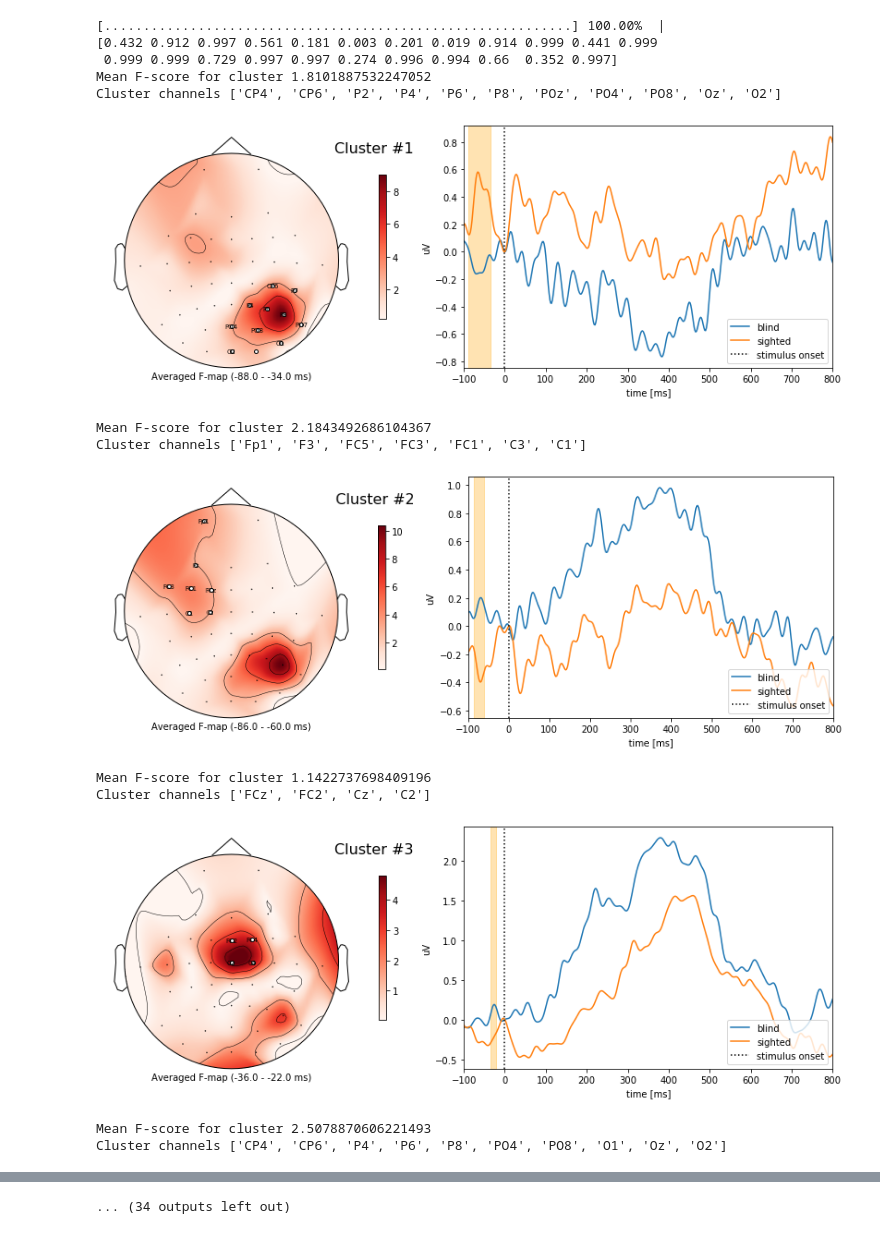
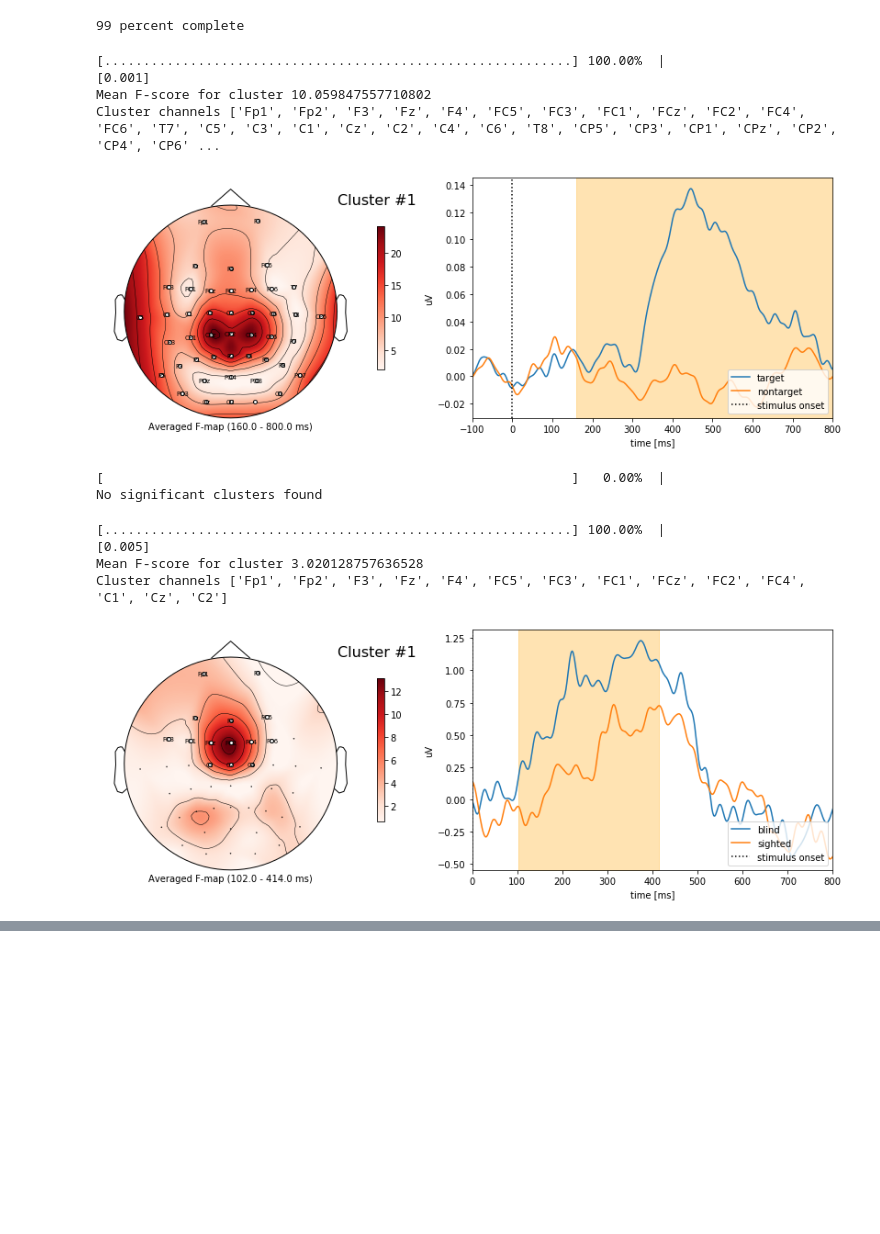
Before and after one commit to eegdude/erp_analysis, a Jupyter notebook: nb_stats.ipynb, the cells around one changed output, grey strips where cells are left out. Drawn from its saved outputs; the diff is of its cells as text; code cells hidden in the pictures; blank space fills up the shorter version.

```diff
--- a/nb_stats.ipynb
+++ b/nb_stats.ipynb
@@ -23,4 +23,6 @@ import analysis_and_plotting_functions as aps
 plt.rcParams['figure.figsize'] = [12,6]
 # %%
 # Load dataset into memory (if short of memory, use preload=False)
-ds = dataset.DatasetReader(data_path=folders.database_path_car, preload=True)
+ds = dataset.DatasetReader(data_path=folders.database_path, preload=True)
+# %% [output]
+99 percent complete
@@ -38,9 +38,8 @@ for user in set(ds.markup['user']):
                                 ]
     ep=aps.subset(ds, subset_user)
 
-    target.append(ep['target'].drop_channels(['ecg', 'A1', 'A2']))
-    nontarget.append(ep['nontarget'].drop_channels(['ecg', 'A1', 'A2']))
-
+    target.append(ep['target'])
+    nontarget.append(ep['nontarget'])
 
 X = [np.array([a.data.T for a in target]),
      np.array([a.data.T for a in nontarget])]
@@ -49,6 +48,12 @@ times = nontarget[0].times * 1e3
 
 stats = aps.cluster_and_plot(X, info, times,  condition_names=condition_names,
                     threshold=None, n_permutations=1000, tail=0, n_jobs=1)
+# %% [output]
+[............................................................] 100.00%  |
+[0.001]
+Mean F-score for cluster 10.059847557710802
+Cluster channels ['Fp1', 'Fp2', 'F3', 'Fz', 'F4', 'FC5', 'FC3', 'FC1', 'FCz', 'FC2', 'FC4', 'FC6', 'T7', 'C5', 'C3', 'C1', 'Cz', 'C2', 'C4', 'C6', 'T8', 'CP5', 'CP3', 'CP1', 'CPz', 'CP2', 'CP4', 'CP6' ...
+[figure, added]
 # %%
 # nontarget right vs left for sighted
 right_hand = []
@@ -66,9 +71,8 @@ for user in set(ds.markup.loc[ds.markup['blind'] == 0]['user']):
                                 (ds.markup['finger'].isin([0,1,2,3]))
                                 ]
 
-    right_hand.append(aps.subset(ds, subset_right)['nontarget'].crop(tmax=0.3).drop_channels(['ecg', 'A1', 'A2']))
-    left_hand.append(aps.subset(ds, subset_left)['nontarget'].crop(tmax=0.3).drop_channels(['ecg', 'A1', 'A2']))
-
+    right_hand.append(aps.subset(ds, subset_right)['nontarget'].crop(tmax=0.3, tmin=0))
+    left_hand.append(aps.subset(ds, subset_left)['nontarget'].crop(tmax=0.3, tmin=0))
 
 X = [np.array([a.data.T for a in left_hand]),
     np.array([a.data.T for a in right_hand])]
@@ -94,9 +98,8 @@ for user in set(ds.markup.loc[ds.markup['blind'] == 1]['user']):
                                 (ds.markup['finger'].isin([0,1,2,3]))
                                 ]
 
-    right_hand.append(aps.subset(ds, subset_right)['nontarget'].crop(tmax=0.3).drop_channels(['ecg', 'A1', 'A2']))
-    left_hand.append(aps.subset(ds, subset_left)['nontarget'].crop(tmax=0.3).drop_channels(['ecg', 'A1', 'A2']))
-
+    right_hand.append(aps.subset(ds, subset_right)['nontarget'].crop(tmax=0.3, tmin=0))
+    left_hand.append(aps.subset(ds, subset_left)['nontarget'].crop(tmax=0.3, tmin=0))
 
 X = [np.array([a.data.T for a in left_hand]),
     np.array([a.data.T for a in right_hand])]
@@ -123,8 +126,8 @@ for user in set(ds.markup['user']):
                                 (ds.markup['finger'].isin([0,1,2,3]))
                                 ]
 
-    right_hand.append(aps.subset(ds, subset_right)['nontarget'].crop(tmax=0.3).drop_channels(['ecg', 'A1', 'A2']))
-    left_hand.append(aps.subset(ds, subset_left)['nontarget'].crop(tmax=0.3).drop_channels(['ecg', 'A1', 'A2']))
+    right_hand.append(aps.subset(ds, subset_right)['nontarget'].crop(tmax=0.3, tmin=0))
+    left_hand.append(aps.subset(ds, subset_left)['nontarget'].crop(tmax=0.3, tmin=0))
 
 
 X = [np.array([a.data.T for a in left_hand]),
@@ -140,20 +143,17 @@ blind = []
 sighted = []
 condition_names = ['blind', 'sighted']
 
-
 for user in set(ds.markup.loc[ds.markup['blind'] == 1]['user']):
     subset_blind = ds.markup.loc[ (ds.markup['user'] == user) &
                                 (ds.markup['reg'] == 'brl_static6_all8')
                                 ]
-    blind.append(aps.subset(ds, subset_blind)['delta'].crop(tmax=0.8).drop_channels(['ecg', 'A1', 'A2']))
+    blind.append(aps.subset(ds, subset_blind)['delta'].crop(tmax=0.8, tmin=0))
 
 for user in set(ds.markup.loc[ds.markup['blind'] == 0]['user']):
     subset_sighted = ds.markup.loc[ (ds.markup['user'] == user) &
                                 (ds.markup['reg'] == 'brl_static6_all8')
                                 ]
-    sighted.append(aps.subset(ds, subset_sighted)['delta'].crop(tmax=0.8).drop_channels(['ecg', 'A1', 'A2']))
-
-
+    sighted.append(aps.subset(ds, subset_sighted)['delta'].crop(tmax=0.8, tmin=0))
 
 X = [np.array([a.data.T for a in blind]),
     np.array([a.data.T for a in sighted])]
@@ -162,49 +162,43 @@ times = blind[0].times * 1e3
 
 stats = aps.cluster_and_plot(X, info, times, condition_names=condition_names,
                     threshold=None, n_permutations=1000, tail=1, n_jobs=4)
+# %% [output]
+[                                                            ]   0.00%  |
+No significant clusters found
 # %%
 # target blind vs sighted - letter averaged
 blind = []
 sighted = []
 condition_names = ['blind', 'sighted']
 
 
 for user in set(ds.markup.loc[ds.markup['blind'] == 1]['user']):
     for session in set(ds.markup.loc[ds.markup['user'] == user]['session_id']):
         subset_blind = ds.markup.loc[   (ds.markup['user'] == user) &
                                         (ds.markup['reg'] == 'brl_static6_all8') &
                                         (ds.markup['session_id'] == session)
                                     ]
-        blind.append(aps.subset(ds, subset_blind)['delta'].crop(tmax=0.8).drop_channels(['ecg', 'A1', 'A2']))
+        blind.append(aps.subset(ds, subset_blind)['delta'].crop(tmax=0.8, tmin=0))
 
 for user in set(ds.markup.loc[ds.markup['blind'] == 0]['user']):
     for session in set(ds.markup.loc[ds.markup['user'] == user]['session_id']):
         subset_sighted = ds.markup.loc[ (ds.markup['user'] == user) &
                                         (ds.markup['reg'] == 'brl_static6_all8') &
                                         (ds.markup['session_id'] == session)
                                     ]
-        sighted.append(aps.subset(ds, subset_sighted)['delta'].crop(tmax=0.8).drop_channels(['ecg', 'A1', 'A2']))
+        sighted.append(aps.subset(ds, subset_sighted)['delta'].crop(tmax=0.8, tmin=0))
 
 
 X = [np.array([a.data.T for a in blind]),
     np.array([a.data.T for a in sighted])]
 info = blind[0].info
 times = blind[0].times * 1e3
 
 stats = aps.cluster_and_plot(X, info, times, condition_names=condition_names,
-                    threshold=None, n_permutations=1000, tail=1, n_jobs=1, cutoff_pval=1)
+                    threshold=None, n_permutations=1000, tail=1, n_jobs=1, cutoff_pval=0.05)
 # %% [output]
 [............................................................] 100.00%  |
-[0.432 0.912 0.997 0.561 0.181 0.003 0.201 0.019 0.914 0.999 0.441 0.999
- 0.999 0.999 0.729 0.997 0.997 0.274 0.996 0.994 0.66  0.352 0.997]
-Mean F-score for cluster 1.8101887532247052
-Cluster channels ['CP4', 'CP6', 'P2', 'P4', 'P6', 'P8', 'POz', 'PO4', 'PO8', 'Oz', 'O2']
+[0.005]
+Mean F-score for cluster 3.020128757636528
+Cluster channels ['Fp1', 'Fp2', 'F3', 'Fz', 'F4', 'FC5', 'FC3', 'FC1', 'FCz', 'FC2', 'FC4', 'C1', 'Cz', 'C2']
-[figure, old version]
+[figure, new version]
-Mean F-score for cluster 2.1843492686104367
-Cluster channels ['Fp1', 'F3', 'FC5', 'FC3', 'FC1', 'C3', 'C1']
-[figure, removed]
-Mean F-score for cluster 1.1422737698409196
-Cluster channels ['FCz', 'FC2', 'Cz', 'C2']
-[figure, removed]
-Mean F-score for cluster 2.5078870606221493
-Cluster channels ['CP4', 'CP6', 'P4', 'P6', 'P8', 'PO4', 'PO8', 'O1', 'Oz', 'O2']
@@ -218,4 +205,3 @@ Cluster channels ['Fp1', 'Fp2', 'F3', 'Fz', 'F4', 'FC5', 'FC3', 'FC1', 'FCz', 'F
-... (34 outputs left out)
 # %%
 # nontarget blind vs sighted - letter averaged
 blind = []
```
Also changed, not shown: parts of 4 cells of this notebook.
